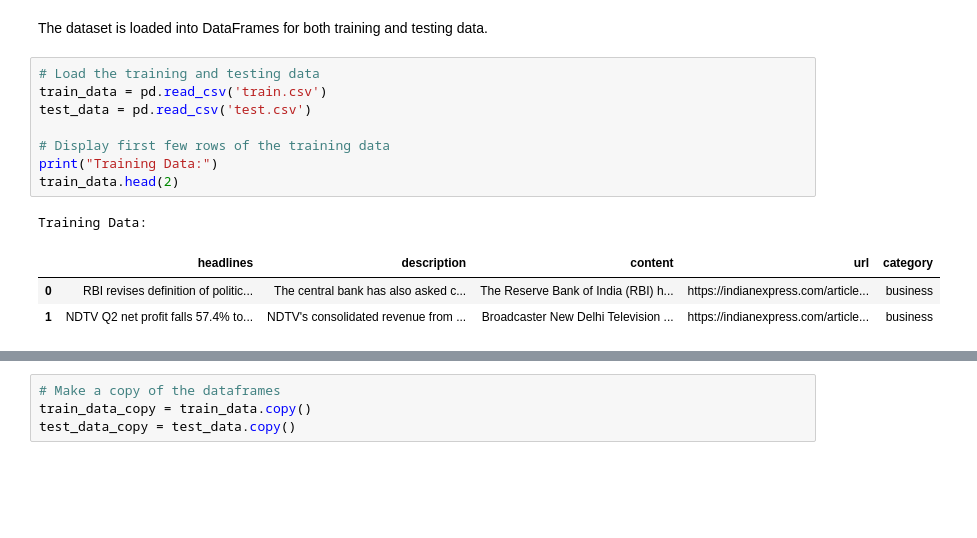
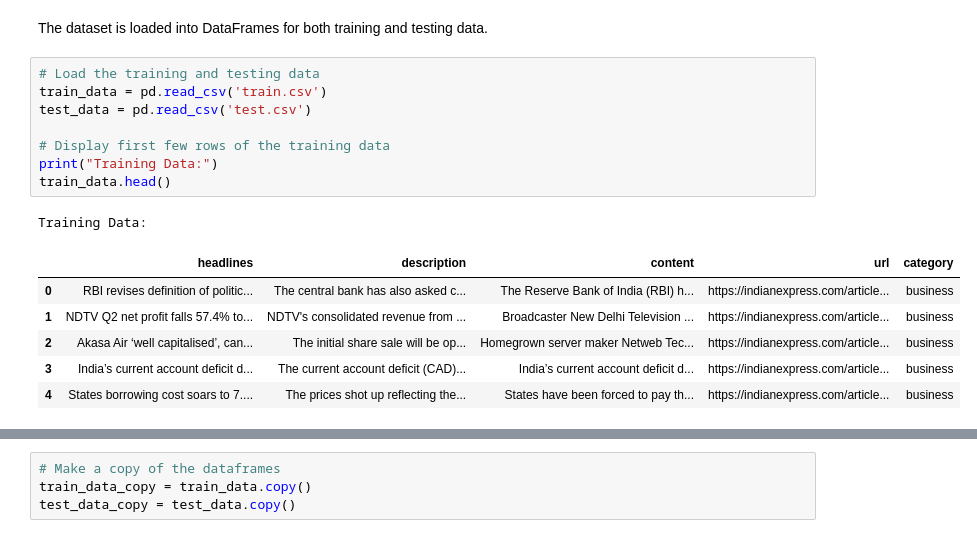
Before and after one commit to Makhutso98/Streamlit_App-Team-EG5, a Jupyter notebook: News Article Classification.ipynb, the cells around one changed output, grey strips where cells are left out. Cells and saved outputs as stored; diff of their text form; blank space fills up the shorter version.

```diff
--- a/News Article Classification.ipynb
+++ b/News Article Classification.ipynb
@@ -126,16 +103,19 @@ The dataset is loaded into DataFrames for both training and testing data.
 # %%
 # Load the training and testing data
 train_data = pd.read_csv('train.csv')
 test_data = pd.read_csv('test.csv')
 
 # Display first few rows of the training data
 print("Training Data:")
-train_data.head(2)
+train_data.head()
 # %% [output]
 Training Data:
 |  | headlines | description | content | url | category |
 | 0 | RBI revises definition of politic... | The central bank has also asked c... | The Reserve Bank of India (RBI) h... | https://indianexpress.com/article... | business |
 | 1 | NDTV Q2 net profit falls 57.4% to... | NDTV's consolidated revenue from ... | Broadcaster New Delhi Television ... | https://indianexpress.com/article... | business |
+| 2 | Akasa Air ‘well capitalised’, can... | The initial share sale will be op... | Homegrown server maker Netweb Tec... | https://indianexpress.com/article... | business |
+| 3 | India’s current account deficit d... | The current account deficit (CAD)... | India’s current account deficit d... | https://indianexpress.com/article... | business |
+| 4 | States borrowing cost soars to 7.... | The prices shot up reflecting the... | States have been forced to pay th... | https://indianexpress.com/article... | business |
 # %%
 # Display first few rows of the test data
 print("\nTest Data:")
```
Also changed, not shown: parts of 94 cells of this notebook, 5 other files.
